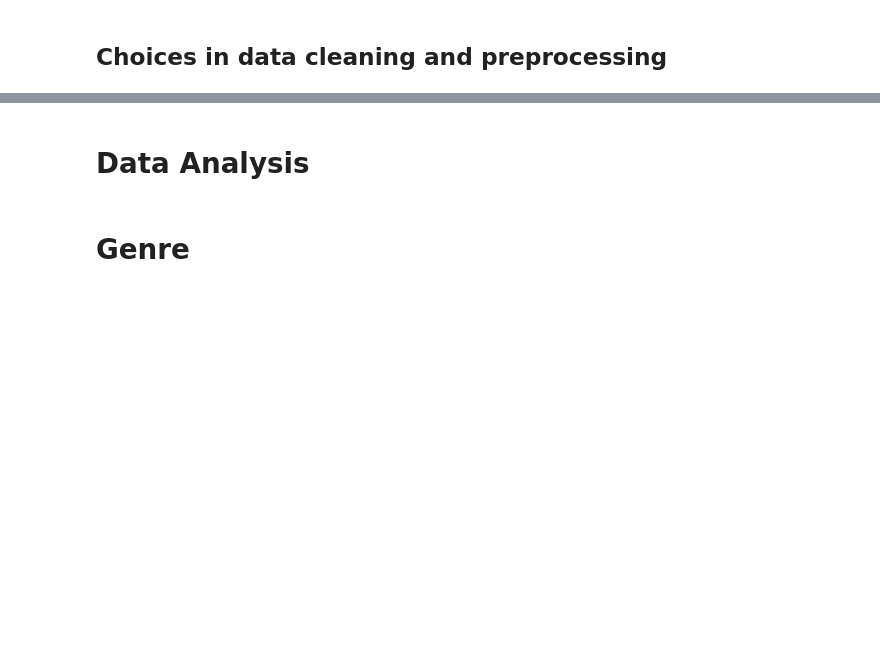
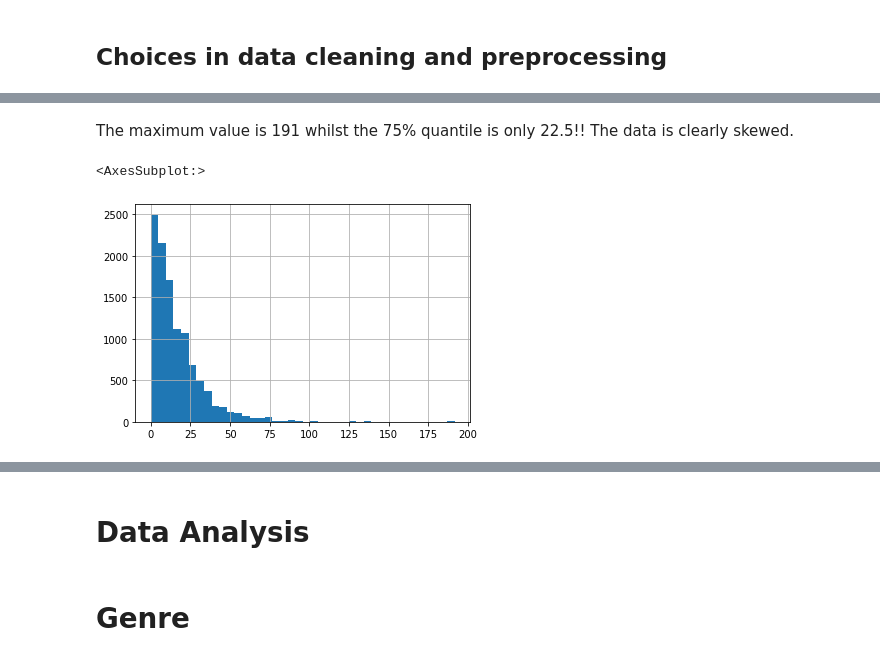
Before and after one commit to simonmoesorensen/socialdata-overfishing, a Jupyter notebook: explainer-notebook.ipynb, the cells around one changed output, grey strips where cells are left out. Drawn from its saved outputs; the diff is of its cells as text; code cells hidden in the pictures; blank space fills up the shorter version.

```diff
--- a/explainer-notebook.ipynb
+++ b/explainer-notebook.ipynb
@@ -54,0 +260,4 @@ The combination of the datasets provide us with an opportunity to explore overfi
+# %%
+df = get_consumption()
+
+df.consumption.describe()
@@ -54,0 +274,8 @@ The combination of the datasets provide us with an opportunity to explore overfi
+# %% [markdown]
+The maximum value is 191 whilst the 75% quantile is only 22.5!! The data is clearly skewed.
+# %%
+# Very simple plot for illustrative purposes.
+df.consumption.hist(bins=40)
+# %% [output]
+<AxesSubplot:>
+[figure, added]
```
Also changed, not shown: parts of 50 cells of this notebook, 2 other files.
